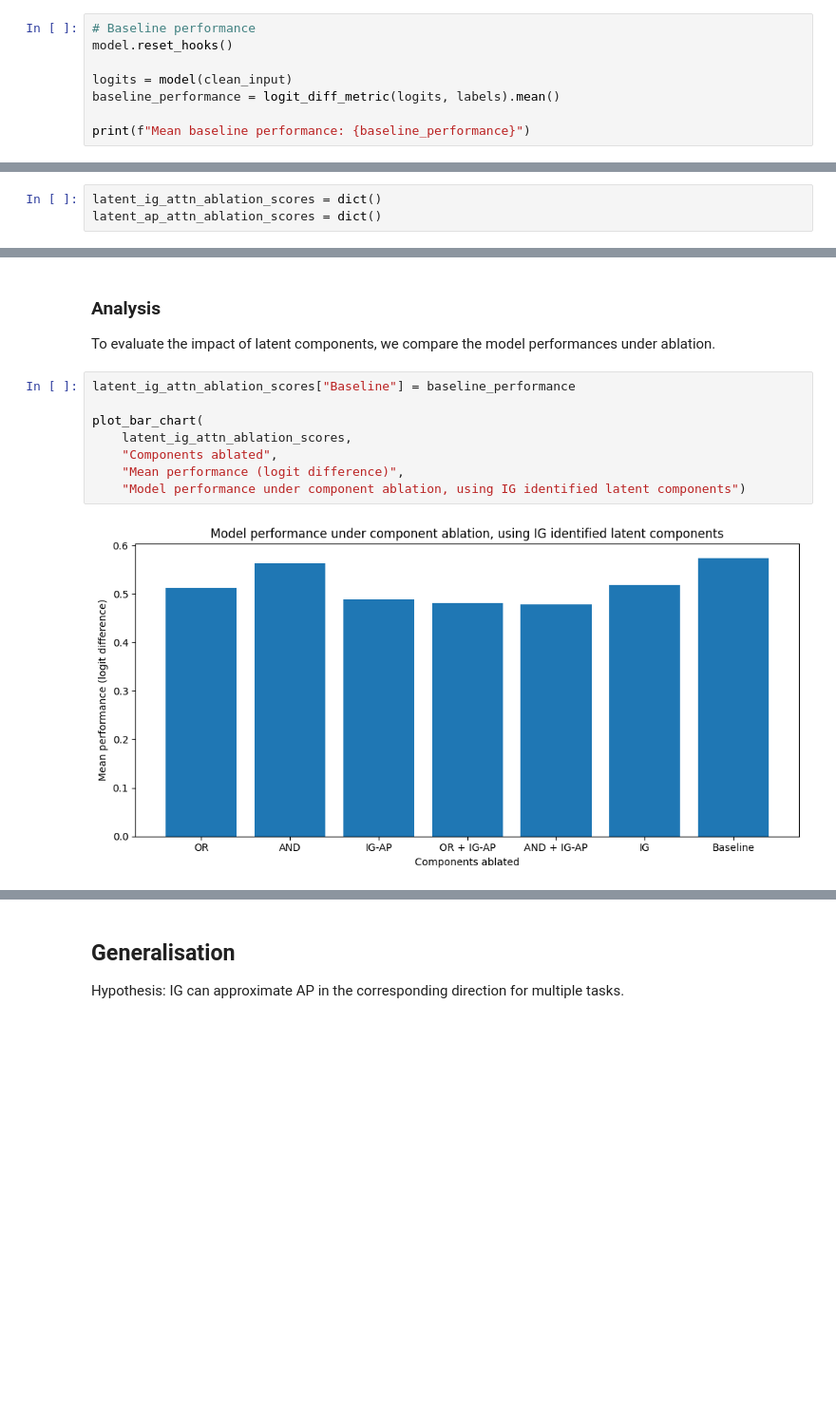
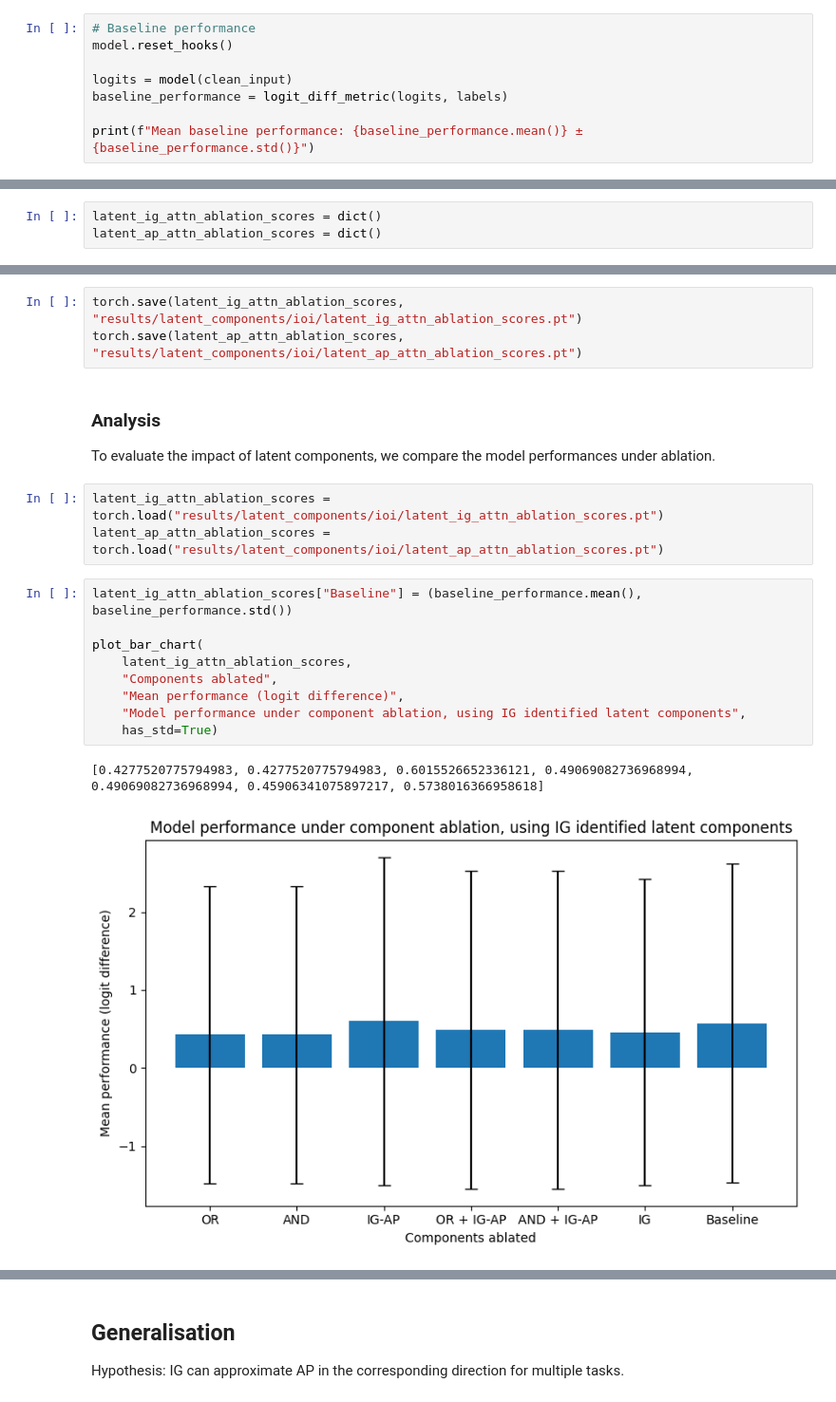
Before and after one commit to mwmlo/gradient_causal_knowledge, a Jupyter notebook: 4 - Latent_components.ipynb, the cells around one changed output, grey strips where cells are left out. Shown at 95% size. Saved outputs shown, nothing was run; the diff lists cells and outputs as text; blank space fills up the shorter version.

Commit message:
latent ablation

```diff
--- a/4 - Latent_components.ipynb
+++ b/4 - Latent_components.ipynb
@@ -307,7 +323,7 @@ To test this, we ablate latent components and evaluate model performance using a
 model.reset_hooks()
 
 logits = model(clean_input)
-baseline_performance = logit_diff_metric(logits, labels).mean()
+baseline_performance = logit_diff_metric(logits, labels)
 
-print(f"Mean baseline performance: {baseline_performance}")
+print(f"Mean baseline performance: {baseline_performance.mean()} ± {baseline_performance.std()}")
 # %% [output]
@@ -416,15 +425,23 @@ Mean performance: 0.5511701703071594
+# %%
+torch.save(latent_ig_attn_ablation_scores, "results/latent_components/ioi/latent_ig_attn_ablation_scores.pt")
+torch.save(latent_ap_attn_ablation_scores, "results/latent_components/ioi/latent_ap_attn_ablation_scores.pt")
 # %% [markdown]
 ### Analysis
 
 To evaluate the impact of latent components, we compare the model performances under ablation.
+# %%
+latent_ig_attn_ablation_scores = torch.load("results/latent_components/ioi/latent_ig_attn_ablation_scores.pt")
+latent_ap_attn_ablation_scores = torch.load("results/latent_components/ioi/latent_ap_attn_ablation_scores.pt")
 # %%
-latent_ig_attn_ablation_scores["Baseline"] = baseline_performance
+latent_ig_attn_ablation_scores["Baseline"] = (baseline_performance.mean(), baseline_performance.std())
 
 plot_bar_chart(
     latent_ig_attn_ablation_scores,
     "Components ablated",
     "Mean performance (logit difference)",
-    "Model performance under component ablation, using IG identified latent components")
+    "Model performance under component ablation, using IG identified latent components",
+    has_std=True)
 # %% [output]
+[0.4277520775794983, 0.4277520775794983, 0.6015526652336121, 0.49069082736968994, 0.49069082736968994, 0.45906341075897217, 0.5738016366958618]
-[figure, old version]
+[figure, new version]
 # %%
```
Also changed, not shown: parts of 14 cells of this notebook, 4 other files.
